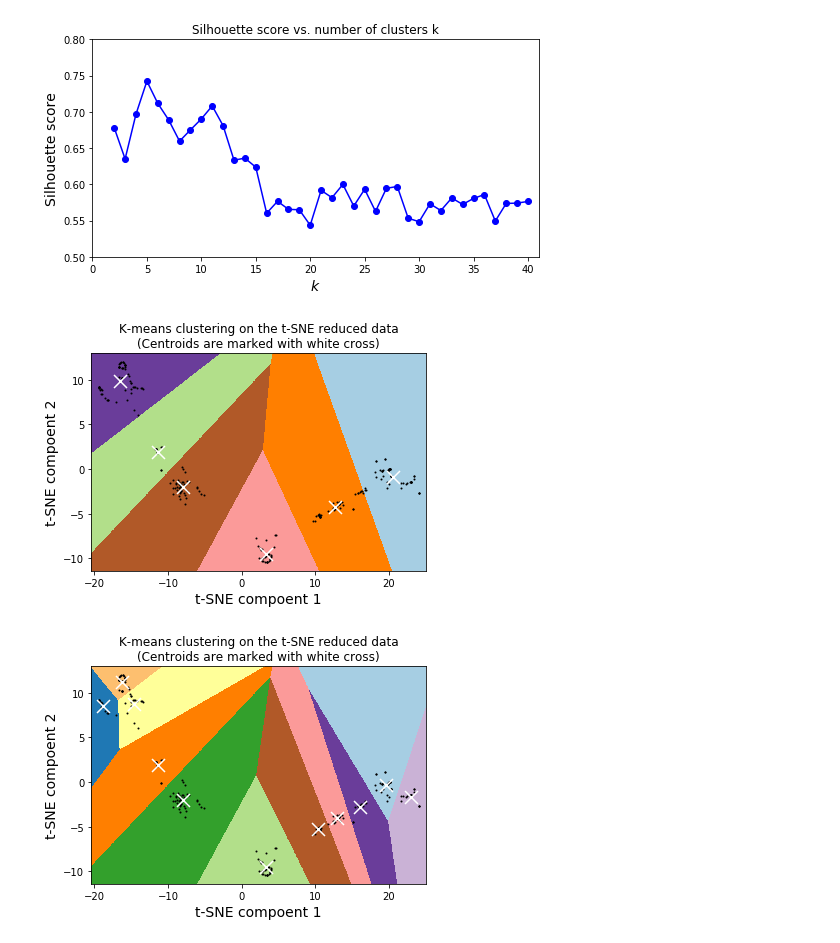
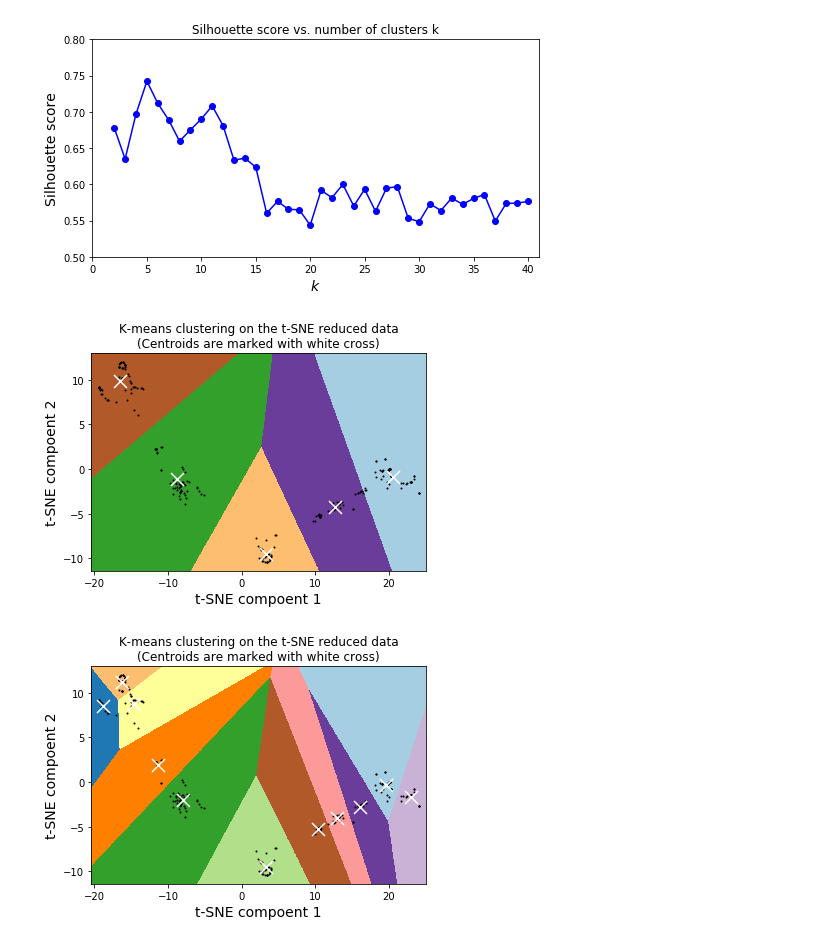
Before and after one commit to Tian-cherubic/Molecular_Geometry_Recognition, a Jupyter notebook: Molecular_Geometry_Recognition.ipynb, the cells around one changed output. Drawn from its saved outputs; the diff is of its cells as text; code cells hidden in the pictures.

```diff
--- a/Molecular_Geometry_Recognition.ipynb
+++ b/Molecular_Geometry_Recognition.ipynb
@@ -443,9 +446,9 @@ plotSilhouette(kmeans_per_k_tsne, data_reduced_tsne, 40)
 # %% [output]
 [figure]
 # %%
-plotVoronoi(kmeans_per_k_tsne, 6, data_reduced_tsne, 't-SNE')
+plotVoronoi(kmeans_per_k_tsne, 5, data_reduced_tsne, 't-SNE')
 # %% [output]
-[figure, old version]
+[figure, new version]
 # %%
 plotVoronoi(kmeans_per_k_tsne, 11, data_reduced_tsne, 't-SNE')
 # %% [output]
```
Also changed, not shown: parts of 26 cells of this notebook.
